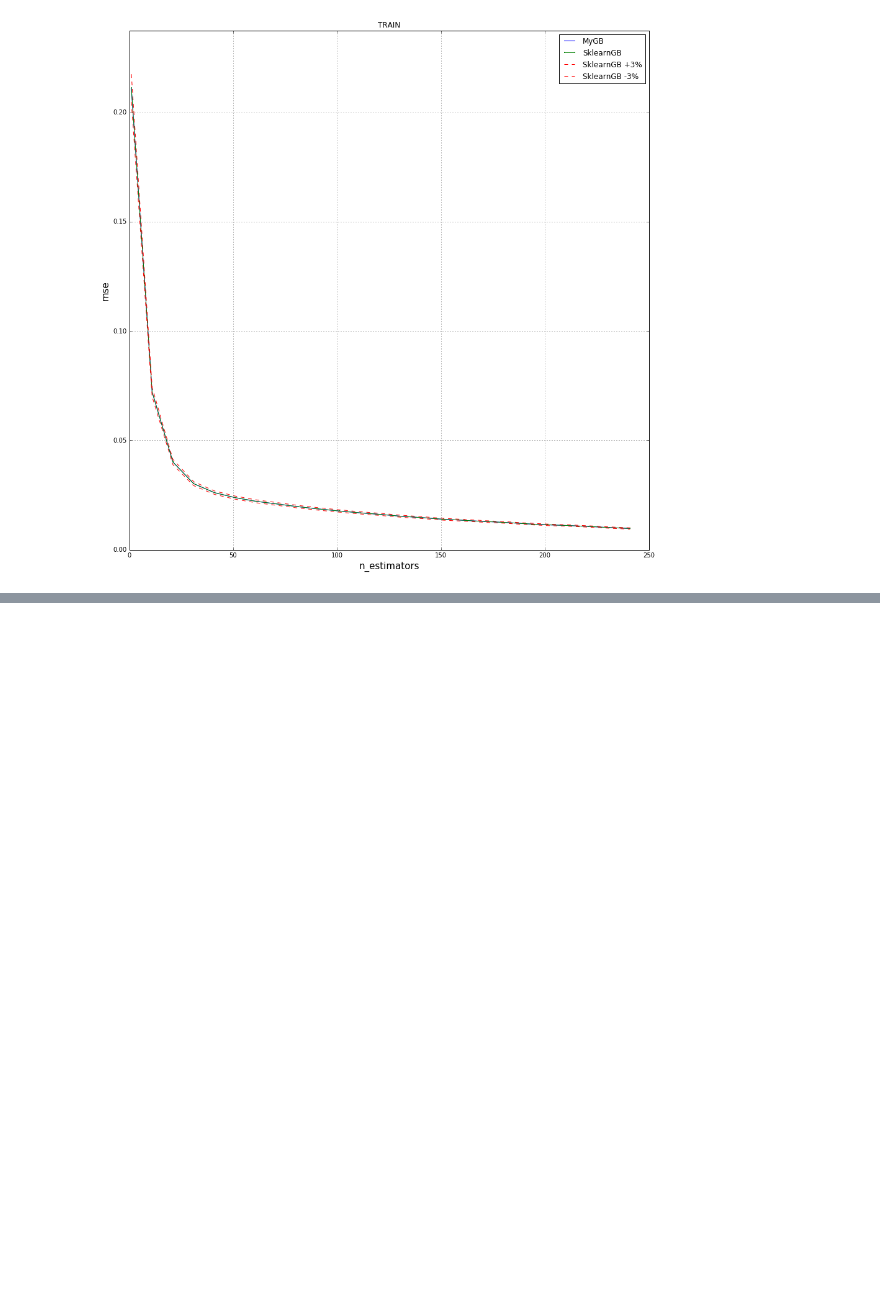
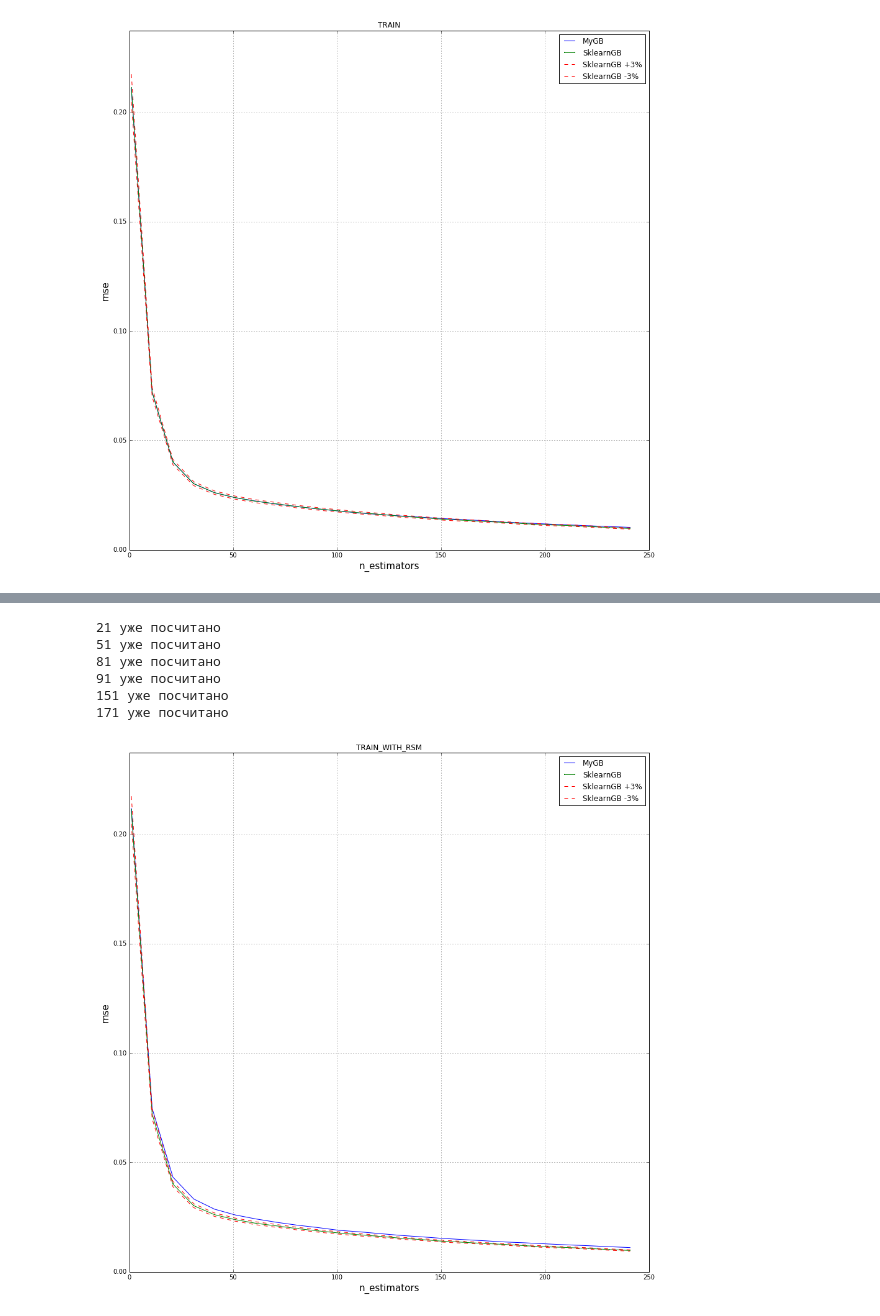
Before and after one commit to pashna/GradientBoosting, a Jupyter notebook: Boosting.ipynb, the cells around one changed output, grey strips where cells are left out. Saved outputs shown, nothing was run; the diff lists cells and outputs as text; code cells hidden in the pictures; blank space fills up the shorter version.

```diff
--- a/Boosting.ipynb
+++ b/Boosting.ipynb
@@ -215,0 +227,6 @@ plot_curve(n_est_array, mse_array_my_test, mse_array_sklearn_test, "TEST")
+# %%
+%%time
+my_gb = myGB(n_estimators=n_est, max_depth=max_depth, min_features=30, max_features=len(x_train[0]), rsm=True, shrinkage=shrinkage)
+my_gb.fit(x_train, y_train)
+y_predict = my_gb.predict(x_test)
+print mse(y_test, y_predict)
@@ -215,0 +237,45 @@ plot_curve(n_est_array, mse_array_my_test, mse_array_sklearn_test, "TEST")
+# %%
+STEP_LENGTH = 10
+mse_array_my_train = np.zeros(n_est/STEP_LENGTH)
+mse_array_sklearn_train = np.zeros(n_est/STEP_LENGTH)
+
+mse_array_my_test = np.zeros(n_est/STEP_LENGTH)
+mse_array_sklearn_test = np.zeros(n_est/STEP_LENGTH)
+
+n_est_array = [i*10+1 for i in range(len(mse_array_my_train))]
+for i in range(len(n_est_array)):
+    est = n_est_array[i]
+
+    # для моего бустинга
+    #==========================
+    # для тренировочной выборки
+    y_predict = my_gb.predict_n(x_train, est)
+    mse_array_my_train[i] = mse(y_train, y_predict)
+    # для тестовой выборки
+    y_predict = my_gb.predict_n(x_test, est)
+    mse_array_my_test[i] = mse(y_test, y_predict)
+
+
+    # для sklernoвского бустинга
+    gb = GradientBoostingRegressor(n_estimators=est, max_depth=max_depth, learning_rate=shrinkage)
+    gb.fit(x_train, y_train)
+    # для тренировочной выборки
+    y_predict = gb.predict(x_train)
+    mse_array_sklearn_train[i] = mse(y_train, y_predict)
+    # для тестовой выборки
+    y_predict = gb.predict(x_test)
+    mse_array_sklearn_test[i] = mse(y_test, y_predict)
+
+    if rand() < 0.2:
+        print "{} уже посчитано".format(est)
+# %% [output]
+21 уже посчитано
+51 уже посчитано
+81 уже посчитано
+91 уже посчитано
+151 уже посчитано
+171 уже посчитано
+# %%
+plot_curve(n_est_array, mse_array_my_train, mse_array_sklearn_train, "TRAIN_WITH_RSM");
+# %% [output]
+[figure, added]
```
Also changed, not shown: parts of 16 cells of this notebook, 8 other files.
